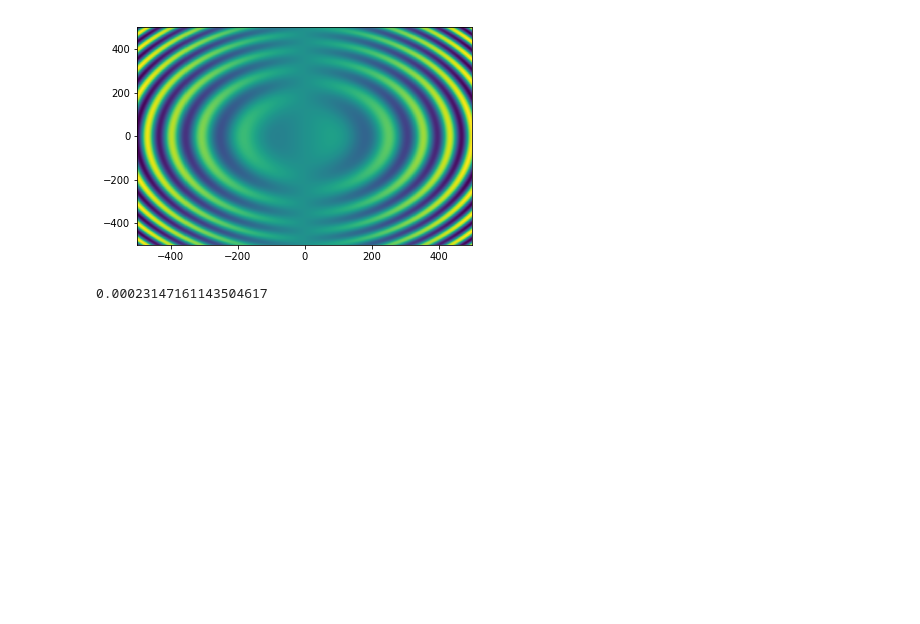
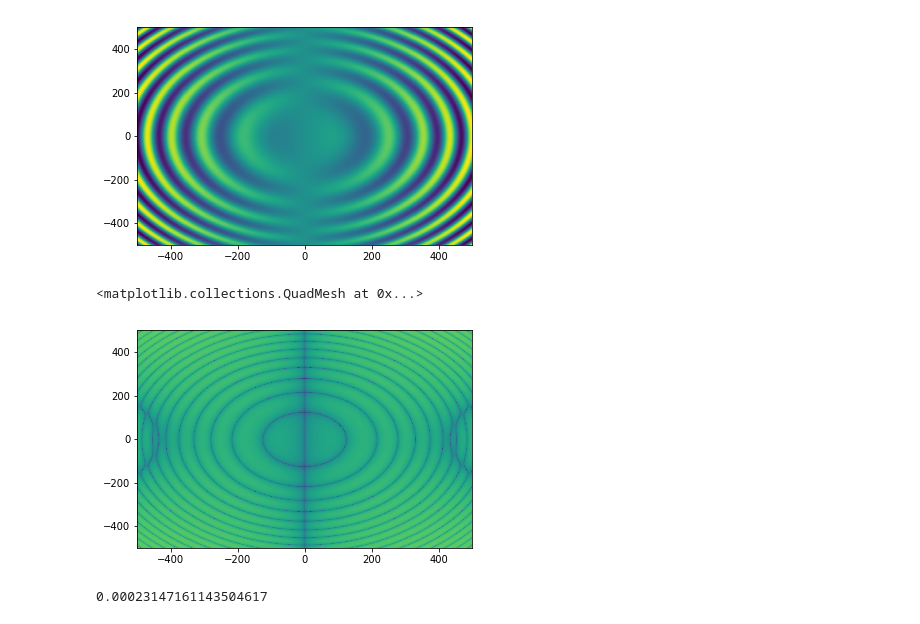
Before and after one commit to safoex/pd_rggb, a Jupyter notebook: minimization.ipynb, the cells around one changed output. Cells and saved outputs as stored; diff of their text form; code cells hidden in the pictures; blank space fills up the shorter version.

```diff
--- a/minimization.ipynb
+++ b/minimization.ipynb
@@ -92,6 +92,11 @@ plt.pcolormesh(nd.x, nd.y, nd.get_conv(X.x,False))
 # %% [output]
 <matplotlib.collections.QuadMesh at 0x...>
 [figure]
+# %%
+plt.pcolormesh(nd.x, nd.y, np.log(np.abs(nd.get_conv(X.x,False) - nd.num_dfdx)))
+# %% [output]
+<matplotlib.collections.QuadMesh at 0x...>
+[figure, added]
 # %%
 np.linalg.norm(nd.get_conv(X.x) - nd.num_dfdx)/nd.num**2
 # %% [output]
```
Also changed, not shown: parts of 1 cell of this notebook.
